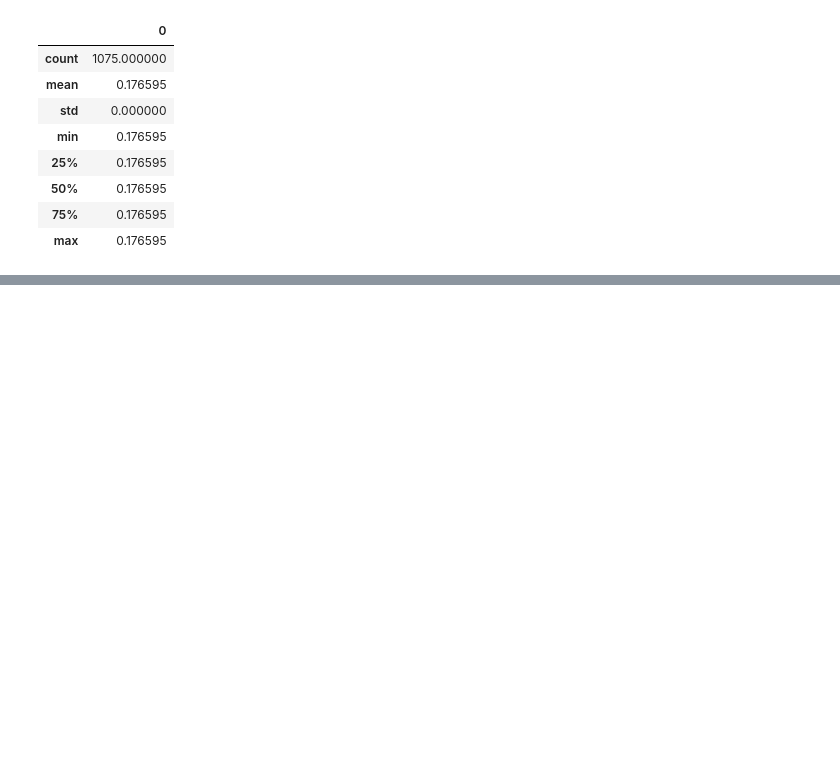
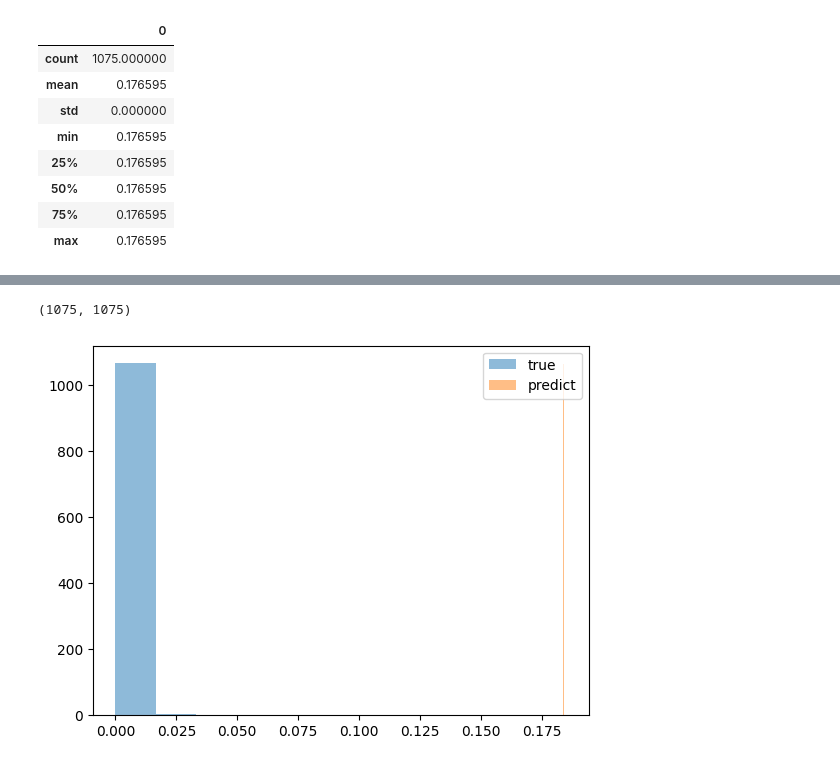
Before and after one commit to OmarMomen14/wave_overtopping_prediction, a Jupyter notebook: modeling.ipynb, the cells around one changed output, grey strips where cells are left out. Cells and saved outputs as stored; diff of their text form; code cells hidden in the pictures; blank space fills up the shorter version.

```diff
--- a/modeling.ipynb
+++ b/modeling.ipynb
@@ -263,0 +449,10 @@ preds_df.to_excel('preliminary_results.xlsx', index=False)
+# %%
+regressor = xgb.XGBRegressor(
+    learning_rate = search.best_params_["learning_rate"],
+    min_child_weight  = search.best_params_["min_child_weight"],
+    max_depth     = search.best_params_["max_depth"],
+    reg_lambda  = search.best_params_["reg_lambda"],
+    subsample     = search.best_params_["subsample"]
+)
+# %%
+regressor.fit(X_train, y_train)
@@ -263,0 +471,2 @@ preds_df.to_excel('preliminary_results.xlsx', index=False)
+# %%
+predictions = regressor.predict(X_test)
@@ -263,0 +491,2 @@ preds_df.to_excel('preliminary_results.xlsx', index=False)
+# %%
+preds_df = pd.DataFrame(predictions)
@@ -263,0 +507,4 @@ preds_df.to_excel('preliminary_results.xlsx', index=False)
+# %%
+len(preds_df), len(y_test),
+# %% [output]
+(1075, 1075)
@@ -263,0 +515,9 @@ preds_df.to_excel('preliminary_results.xlsx', index=False)
+# %%
+#bins = numpy.linspace(-10, 10, 100)
+
+pyplot.hist(y_test, alpha=0.5, label='true')
+pyplot.hist(preds_df, alpha=0.5, label='predict')
+pyplot.legend(loc='upper right')
+pyplot.show()
+# %% [output]
+[figure, added]
```
Also changed, not shown: parts of 50 cells of this notebook, 4 other files.
